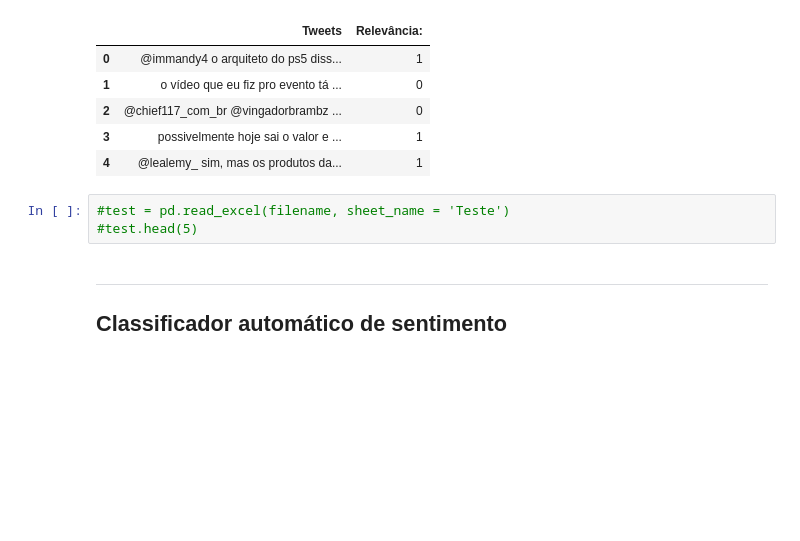
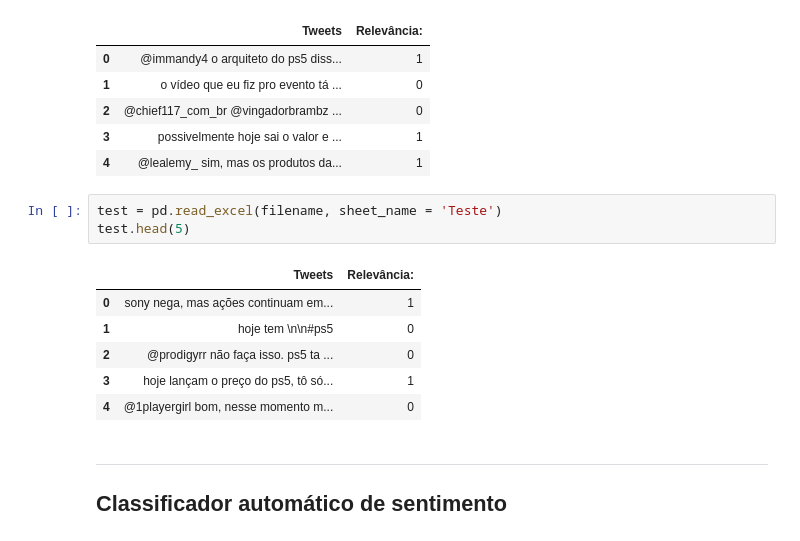
Before and after one commit to arthurchieppe/P1-Ciencia-dos-Dados, a Jupyter notebook: Projeto1_Classificador_layout.ipynb, the cells around one changed output. Saved outputs shown, nothing was run; the diff lists cells and outputs as text; blank space fills up the shorter version.

```diff
--- a/Projeto1_Classificador_layout.ipynb
+++ b/Projeto1_Classificador_layout.ipynb
@@ -42,8 +42,15 @@ train.head(5)
 | 3 | possivelmente hoje sai o valor e ... | 1 |
 | 4 | @lealemy_ sim, mas os produtos da... | 1 |
 # %%
-#test = pd.read_excel(filename, sheet_name = 'Teste')
-#test.head(5)
+test = pd.read_excel(filename, sheet_name = 'Teste')
+test.head(5)
+# %% [output]
+|  | Tweets | Relevância: |
+| 0 | sony nega, mas ações continuam em... | 1 |
+| 1 | hoje tem \n\n#ps5 | 0 |
+| 2 | @prodigyrr não faça isso. ps5 ta ... | 0 |
+| 3 | hoje lançam o preço do ps5, tô só... | 1 |
+| 4 | @1playergirl bom, nesse momento m... | 0 |
 # %% [markdown]
 ___
 ## Classificador automático de sentimento
```
Also changed, not shown: parts of 8 cells of this notebook.
